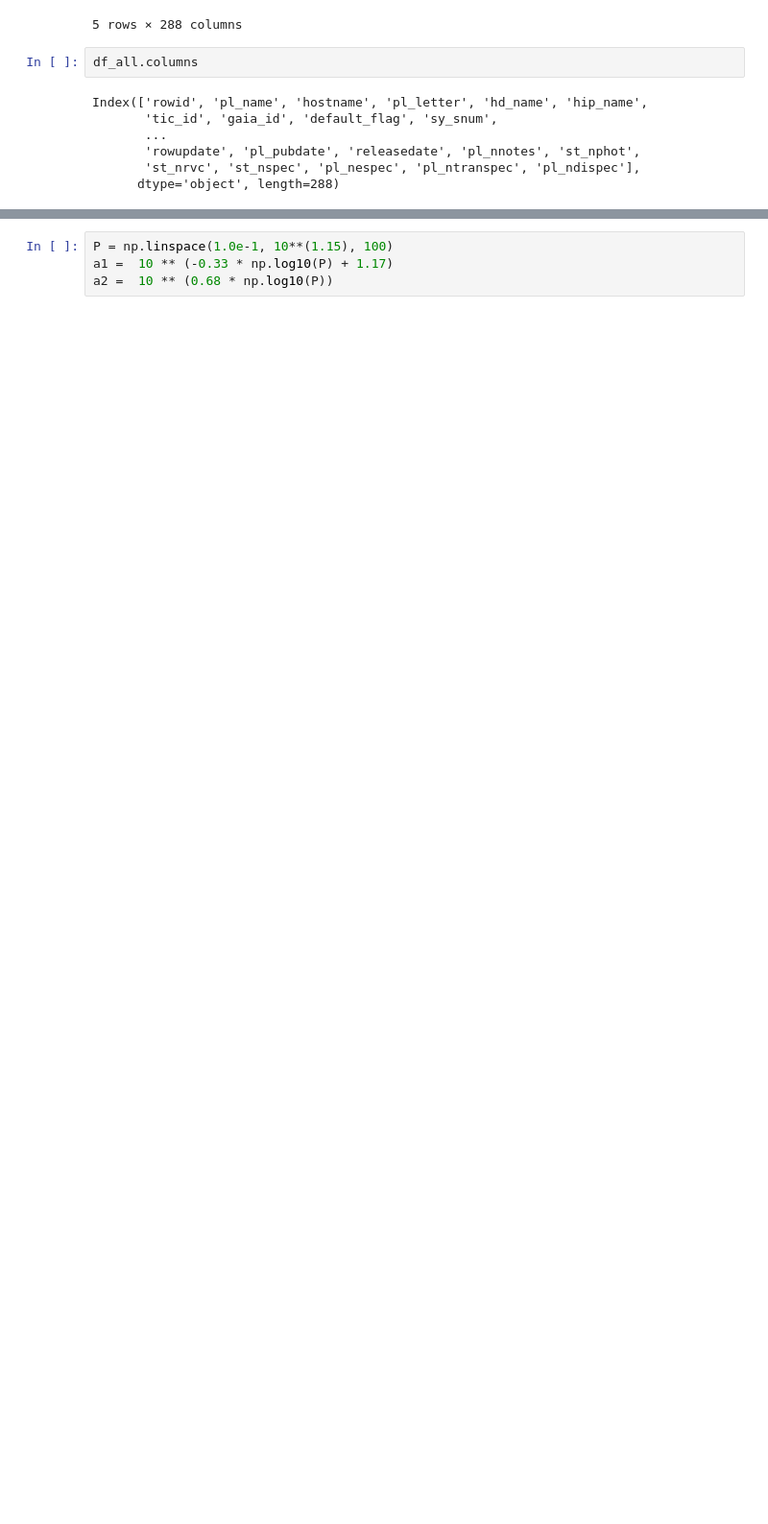
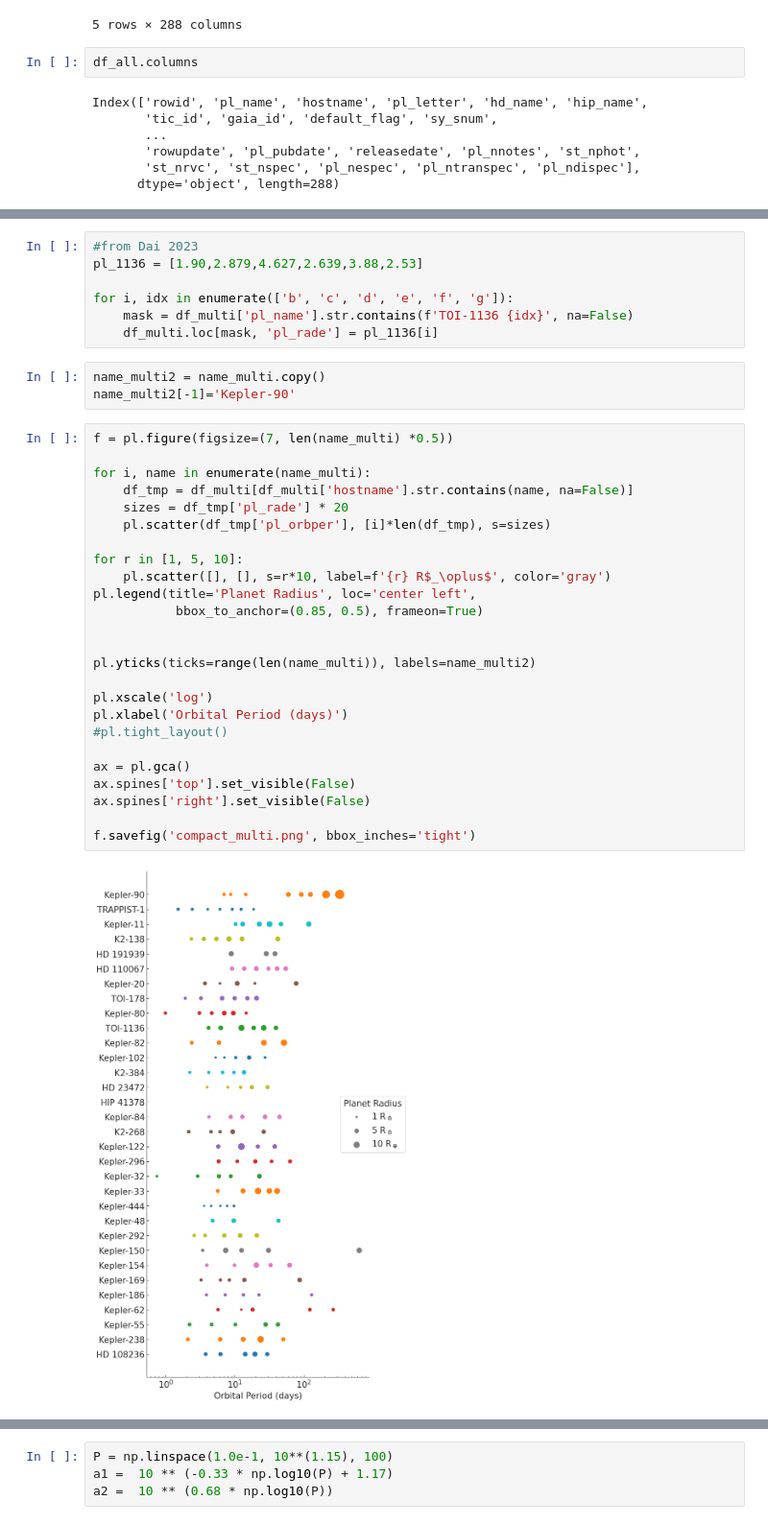
Before and after one commit to Mayuko-Mori/Plot_exoplanets, a Jupyter notebook: statistical_plots.ipynb, the cells around one changed output, grey strips where cells are left out. Shown at 96% size. Drawn from its saved outputs; the diff is of its cells as text; blank space fills up the shorter version.

```diff
--- a/statistical_plots.ipynb
+++ b/statistical_plots.ipynb
@@ -51,0 +62,37 @@ Index(['rowid', 'pl_name', 'hostname', 'pl_letter', 'hd_name', 'hip_name',
+# %%
+#from Dai 2023
+pl_1136 = [1.90,2.879,4.627,2.639,3.88,2.53]
+
+for i, idx in enumerate(['b', 'c', 'd', 'e', 'f', 'g']):
+    mask = df_multi['pl_name'].str.contains(f'TOI-1136 {idx}', na=False)
+    df_multi.loc[mask, 'pl_rade'] = pl_1136[i]
+# %%
+name_multi2 = name_multi.copy()
+name_multi2[-1]='Kepler-90'
+# %%
+f = pl.figure(figsize=(7, len(name_multi) *0.5))
+
+for i, name in enumerate(name_multi):
+    df_tmp = df_multi[df_multi['hostname'].str.contains(name, na=False)]
+    sizes = df_tmp['pl_rade'] * 20
+    pl.scatter(df_tmp['pl_orbper'], [i]*len(df_tmp), s=sizes)
+
+for r in [1, 5, 10]:
+    pl.scatter([], [], s=r*10, label=f'{r} R$_\oplus$', color='gray')
+pl.legend(title='Planet Radius', loc='center left',
+           bbox_to_anchor=(0.85, 0.5), frameon=True)
+
+
+pl.yticks(ticks=range(len(name_multi)), labels=name_multi2)
+
+pl.xscale('log')
+pl.xlabel('Orbital Period (days)')
+#pl.tight_layout()
+
+ax = pl.gca()
+ax.spines['top'].set_visible(False)
+ax.spines['right'].set_visible(False)
+
+f.savefig('compact_multi.png', bbox_inches='tight')
+# %% [output]
+[figure, added]
```
Also changed, not shown: parts of 17 cells of this notebook, 11 other files.
